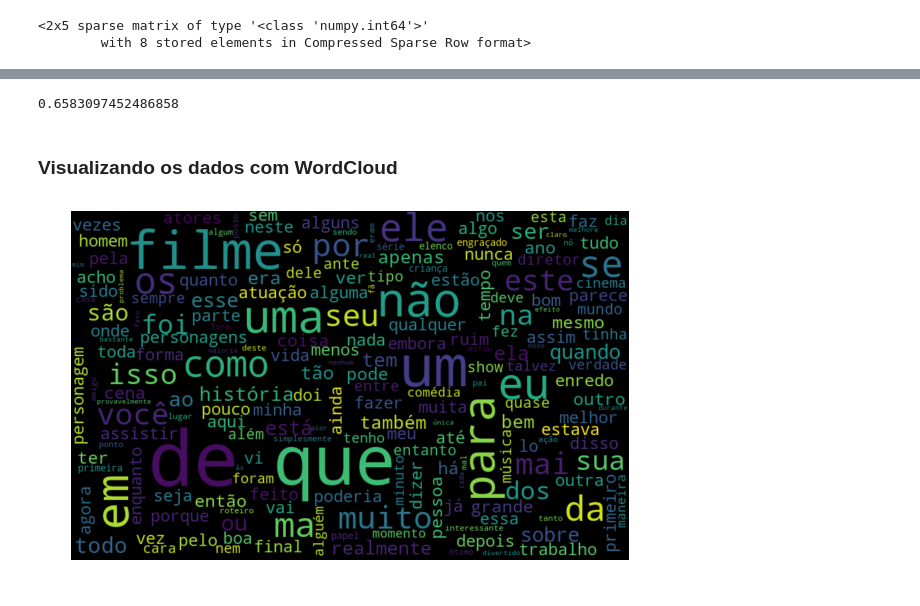
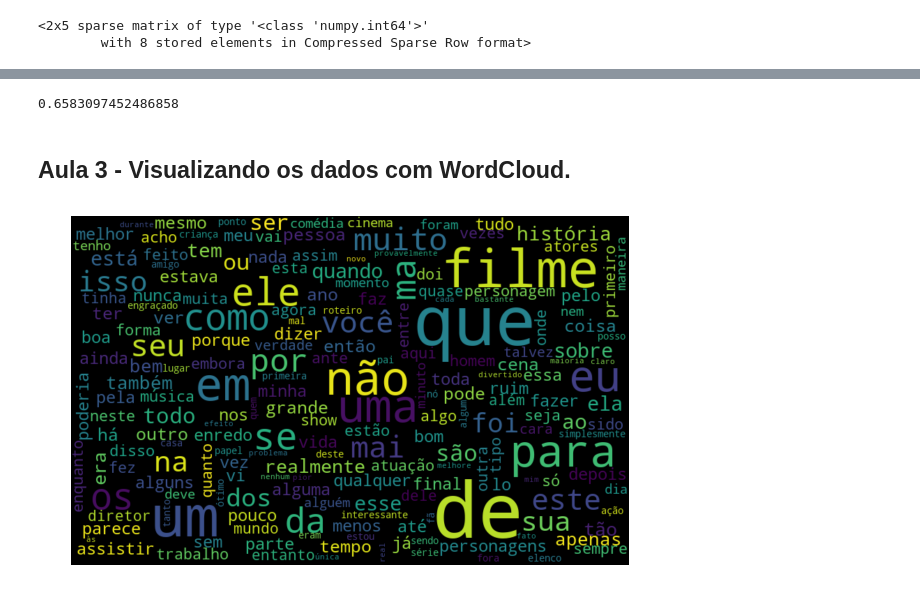
Before and after one commit to alura-cursos/introducao-ao-pln-com-python, a Jupyter notebook: Aula3.ipynb, the cells around one changed output, grey strips where cells are left out. Drawn from its saved outputs; the diff is of its cells as text; code cells hidden in the pictures.

Commit message:
aulas

```diff
--- a/Aula3.ipynb
+++ b/Aula3.ipynb
@@ -71,7 +81,7 @@ Name: classificacao, dtype: int64
 # %%
 from sklearn.feature_extraction.text import CountVectorizer
 
-textos = ["Assisti um filme ótimo", "Assisti um filme péssimo"]
+texto = ["Assisti um filme ótimo", "Assisti um filme ruim"]
 
-vetorizar = CountVectorizer(lowercase = False)
-bag_of_words = vetorizar.fit_transform(textos)
+vetorizar = CountVectorizer(lowercase=False)
+bag_of_words = vetorizar.fit_transform(texto)
@@ -146,15 +112,25 @@ print(previsao_teste_int)
-# %%
-from sklearn.metrics import accuracy_score
-
-acuracia_teste = accuracy_score(classe_teste, previsao_teste_int)
-print(acuracia_teste)
-# %% [output]
-0.6583097452486858
+# %%
+def classificar_texto(texto, coluna_texto, coluna_classificacao):
+    vetorizar = CountVectorizer(lowercase=False, max_features=50)
+    bag_of_words = vetorizar.fit_transform(texto[coluna_texto])
+    treino, teste, classe_treino, classe_teste = train_test_split(bag_of_words,
+                                                              texto[coluna_classificacao],
+                                                              random_state = 42)
+    regressao_logistica = LogisticRegression(solver = "lbfgs")
+    regressao_logistica.fit(treino, classe_treino)
+    return regressao_logistica.score(teste, classe_teste)
+print(classificar_texto(resenha, "text_pt", "classificacao"))
+# %% [output]
+0.6583097452486858
 # %% [markdown]
-### Visualizando os dados com WordCloud
+## Aula 3 - Visualizando os dados com WordCloud.
 # %%
 %matplotlib inline
 
 from wordcloud import WordCloud
 
-todos_palavras = ' '.join([texto for texto in resenha["text_pt"]])
+todas_palavras = ' '.join([texto for texto in resenha.text_pt])
+
+nuvem_palvras = WordCloud(width= 800, height= 500,
+                          max_font_size = 110,
+                          collocations = False).generate(todas_palavras)
@@ -164,9 +137,9 @@ nuvem_palavras = WordCloud(width = 800, height = 500, max_font_size = 110,
 # %%
 import matplotlib.pyplot as plt
 
-plt.figure(figsize= (10, 7))
-plt.imshow(nuvem_palavras, interpolation = 'bilinear')
-plt.axis('off')
+plt.figure(figsize=(10,7))
+plt.imshow(nuvem_palvras, interpolation='bilinear')
+plt.axis("off")
 plt.show()
 # %% [output]
-[figure, old version]
+[figure, new version]
```
Also changed, not shown: parts of 37 cells of this notebook, 3 other files.
